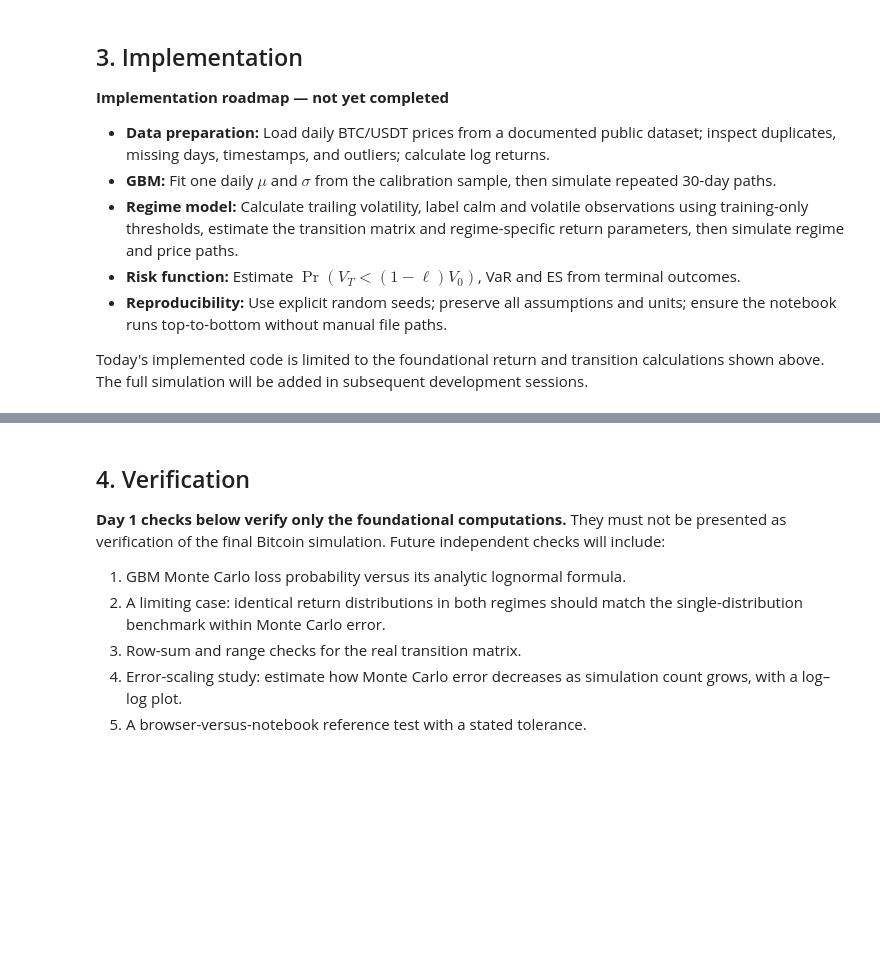
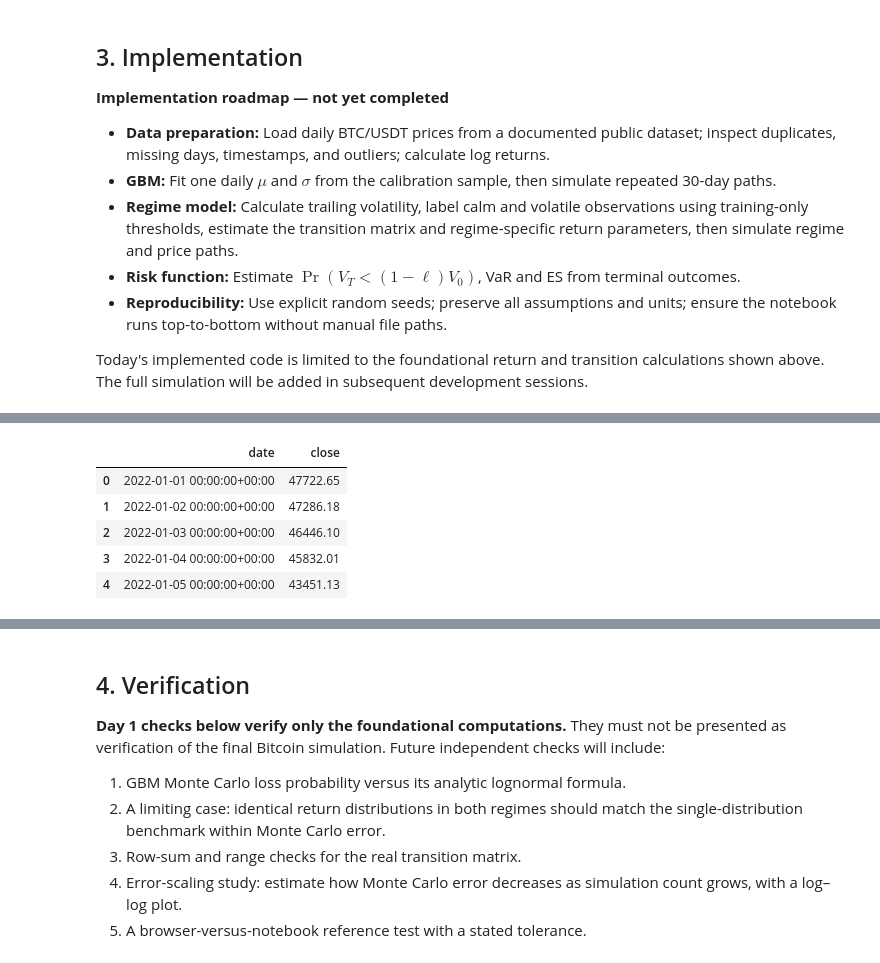
Before and after one commit to it23372726/cryptorisk-lab, a Jupyter notebook: notebook/cryptorisk-lab.ipynb, the cells around one changed output, grey strips where cells are left out. Saved outputs shown, nothing was run; the diff lists cells and outputs as text; code cells hidden in the pictures; blank space fills up the shorter version.

```diff
--- a/notebook/cryptorisk-lab.ipynb
+++ b/notebook/cryptorisk-lab.ipynb
@@ -174,0 +206,69 @@ Today's implemented code is limited to the foundational return and transition ca
+# %%
+
+import io
+import zipfile
+import requests
+import pandas as pd
+import numpy as np
+
+SYMBOL = "BTCUSDT"
+INTERVAL = "1d"
+BASE_URL = "https://data.binance.vision/data/spot/monthly/klines"
+
+KLINE_COLUMNS = [
+    "open_time", "open", "high", "low", "close",
+    "volume", "close_time", "quote_volume",
+    "trade_count", "taker_buy_base",
+    "taker_buy_quote", "ignore"
+]
+
+monthly_frames = []
+
+for year in range(2022, 2026):
+    for month in range(1, 13):
+        filename = f"{SYMBOL}-{INTERVAL}-{year}-{month:02d}.zip"
+        url = f"{BASE_URL}/{SYMBOL}/{INTERVAL}/{filename}"
+
+        response = requests.get(url, timeout=45)
+        response.raise_for_status()
+
+        with zipfile.ZipFile(io.BytesIO(response.content)) as archive:
+            csv_file = next(
+                name for name in archive.namelist()
+                if name.endswith(".csv")
+            )
+            raw = pd.read_csv(archive.open(csv_file), header=None)
+
+        assert raw.shape[1] == 12, f"Unexpected format: {filename}"
+
+        # Some archives may include a header row.
+        if pd.isna(pd.to_numeric(raw.iloc[0, 0], errors="coerce")):
+            raw = raw.iloc[1:].copy()
+
+        raw.columns = KLINE_COLUMNS
+
+        # Binance changed spot timestamp units in 2025.
+        unit = "us" if year >= 2025 else "ms"
+
+        raw["date"] = pd.to_datetime(
+            pd.to_numeric(raw["open_time"]),
+            unit=unit,
+            utc=True
+        )
+        raw["close"] = pd.to_numeric(raw["close"])
+
+        monthly_frames.append(raw[["date", "close"]])
+
+price_df = (
+    pd.concat(monthly_frames, ignore_index=True)
+    .sort_values("date")
+    .reset_index(drop=True)
+)
+
+print("Downloaded daily observations:", len(price_df))
+print("First date:", price_df["date"].min())
+print("Last date:", price_df["date"].max())
+
+display(price_df.head())
+display(price_df.tail())
+# %% [output]
@@ -174,0 +278,6 @@ Today's implemented code is limited to the foundational return and transition ca
+|  | date | close |
+| 0 | 2022-01-01 00:00:00+00:00 | 47722.65 |
+| 1 | 2022-01-02 00:00:00+00:00 | 47286.18 |
+| 2 | 2022-01-03 00:00:00+00:00 | 46446.10 |
+| 3 | 2022-01-04 00:00:00+00:00 | 45832.01 |
+| 4 | 2022-01-05 00:00:00+00:00 | 43451.13 |
```
Also changed, not shown: parts of 16 cells of this notebook.
